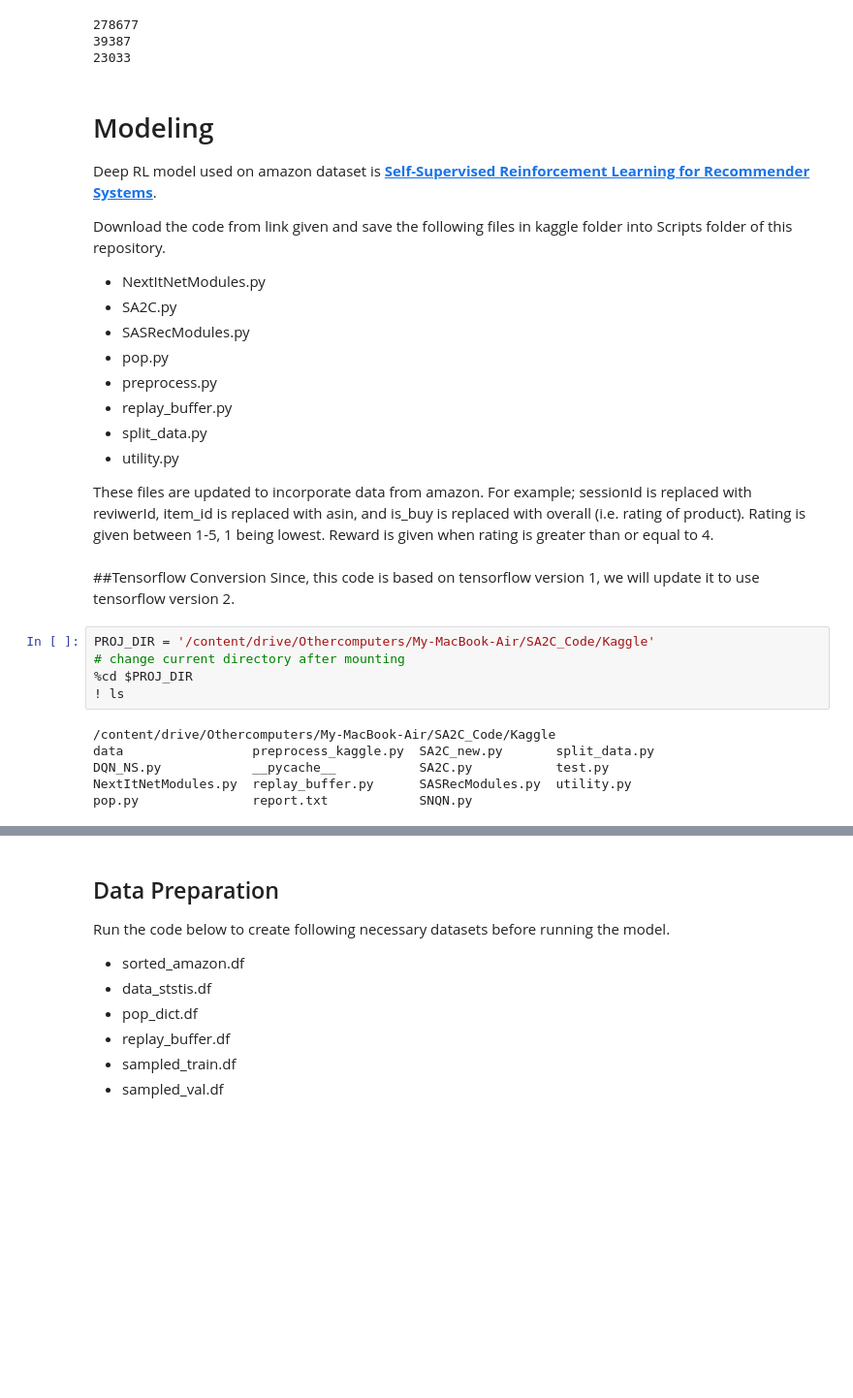
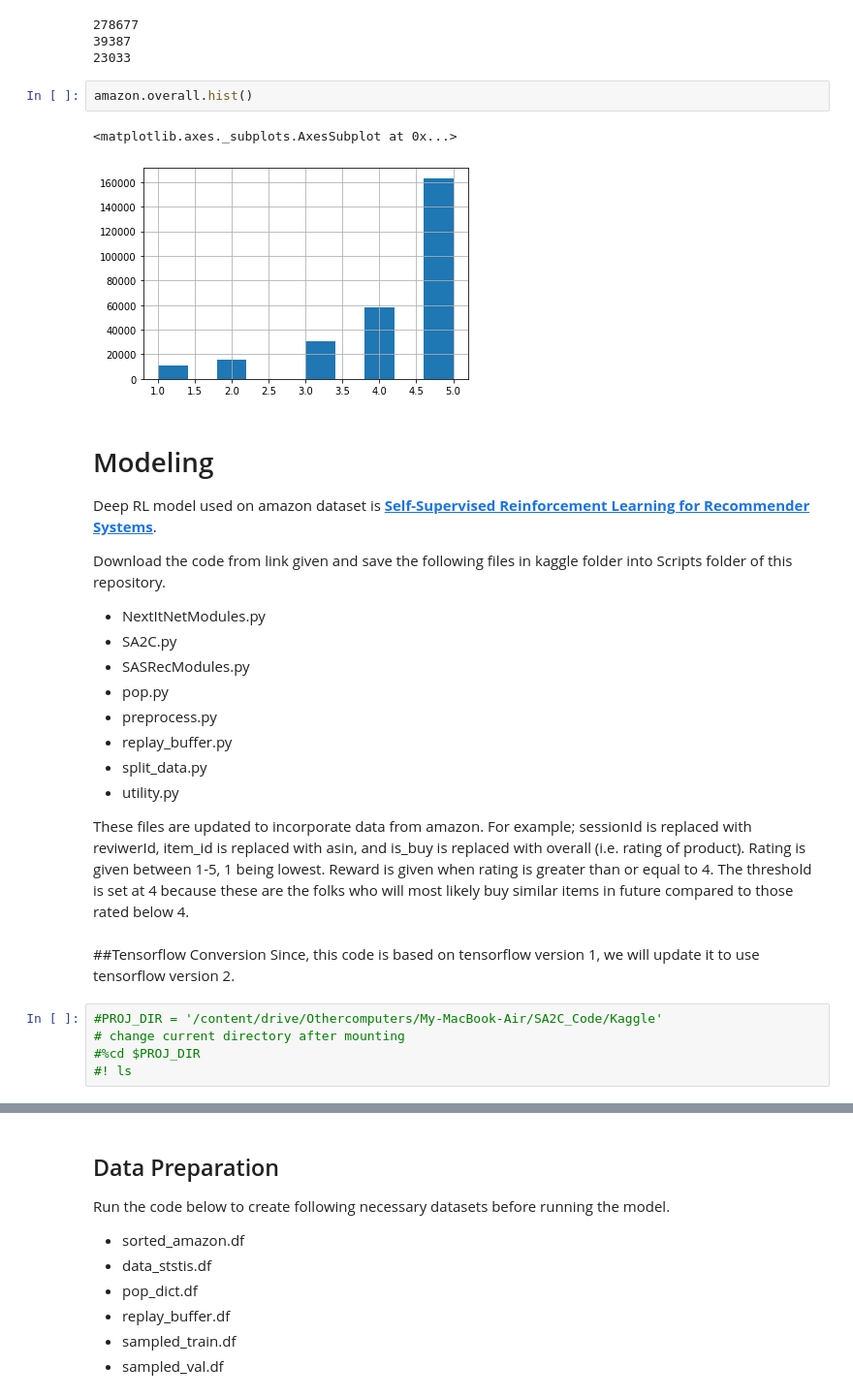
Before and after one commit to iqra0908/590-Final-Project, a Jupyter notebook: Amazon_final_project.ipynb, the cells around one changed output, grey strips where cells are left out. Shown at 97% size. Saved outputs shown, nothing was run; the diff lists cells and outputs as text; blank space fills up the shorter version.

```diff
--- a/Amazon_final_project.ipynb
+++ b/Amazon_final_project.ipynb
@@ -88,6 +116,11 @@ print(len(amazon.asin.unique()))
 278677
 39387
 23033
+# %%
+amazon.overall.hist()
+# %% [output]
+<matplotlib.axes._subplots.AxesSubplot at 0x...>
+[figure, added]
 # %% [markdown]
 # Modeling
 
@@ -107,21 +140,15 @@ Download the code from link given and save the following files in kaggle folder
 * utility.py
 
 These files are updated to incorporate data from amazon. For example; sessionId is replaced with reviwerId, item_id is replaced with asin, and is_buy is replaced with overall  (i.e. rating of product).
-Rating is given between 1-5, 1 being lowest. Reward is given when rating is greater than or equal to 4.
+Rating is given between 1-5, 1 being lowest. Reward is given when rating is greater than or equal to 4. The threshold is set at 4 because these are the folks who will most likely buy similar items in future compared to those rated below 4.
 # %% [markdown]
 ##Tensorflow Conversion
 Since, this code is based on tensorflow version 1, we will update it to use tensorflow version 2.
 # %%
-PROJ_DIR = '/content/drive/Othercomputers/My-MacBook-Air/SA2C_Code/Kaggle'
+#PROJ_DIR = '/content/drive/Othercomputers/My-MacBook-Air/SA2C_Code/Kaggle'
 # change current directory after mounting
-%cd $PROJ_DIR
-! ls
+#%cd $PROJ_DIR
+#! ls
-# %% [output]
-/content/drive/Othercomputers/My-MacBook-Air/SA2C_Code/Kaggle
-data                 preprocess_kaggle.py  SA2C_new.py       split_data.py
-DQN_NS.py            __pycache__           SA2C.py           test.py
-NextItNetModules.py  replay_buffer.py      SASRecModules.py  utility.py
-pop.py               report.txt            SNQN.py
 # %%
 !tf_upgrade_v2 \
   --infile '/content/drive/Othercomputers/My-MacBook-Air/SA2C_Code/Kaggle/SA2C.py' \
```
Also changed, not shown: parts of 30 cells of this notebook.
